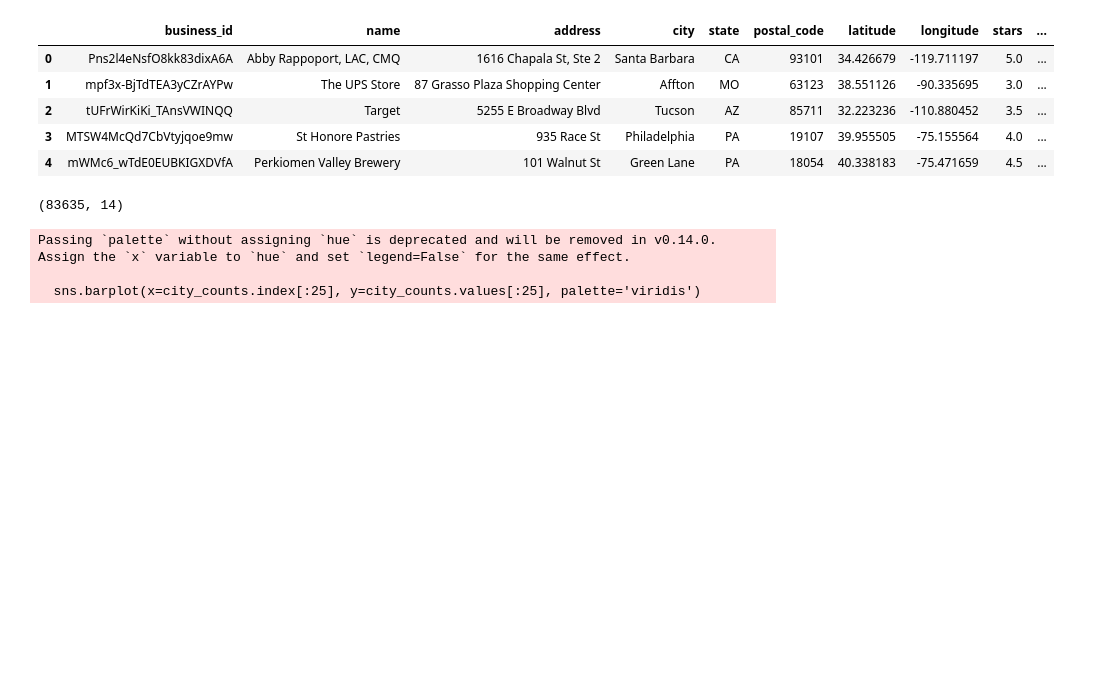
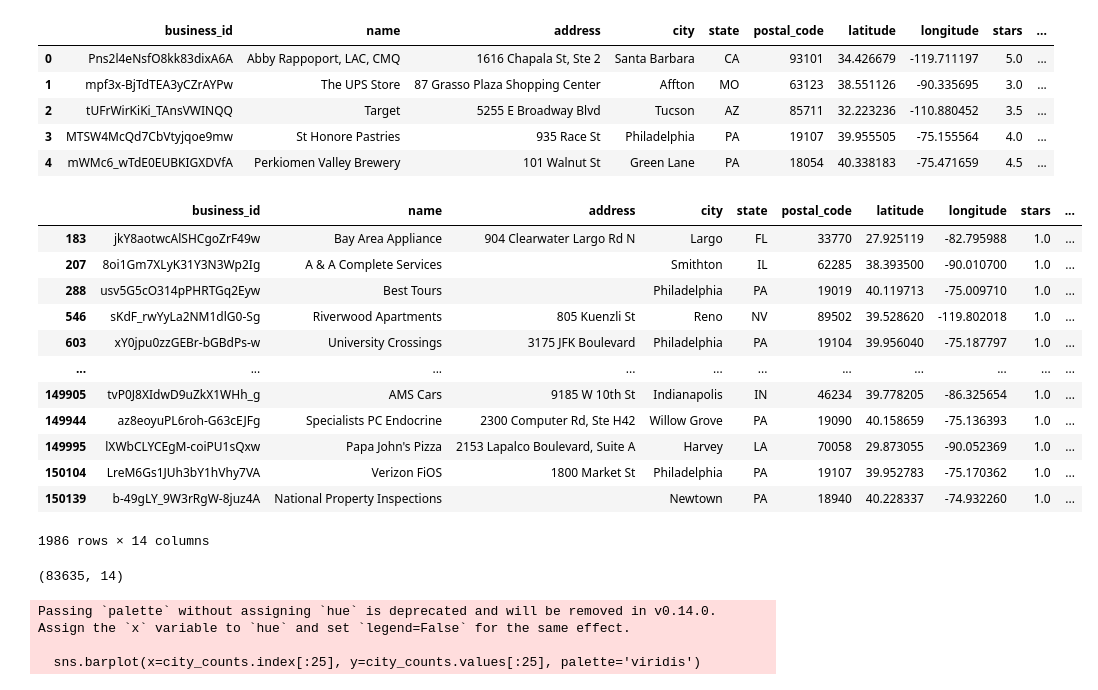
Before and after one commit to SrbskiDobrovilci/DSBIT, a Jupyter notebook: test.ipynb, the cells around one changed output. Saved outputs shown, nothing was run; the diff lists cells and outputs as text; code cells hidden in the pictures; blank space fills up the shorter version.

```diff
--- a/test.ipynb
+++ b/test.ipynb
@@ -128,6 +139,23 @@ business.head(5)
 | 2 | tUFrWirKiKi_TAnsVWINQQ | Target | 5255 E Broadway Blvd | Tucson | AZ | 85711 | 32.223236 | -110.880452 | 3.5 | ... |
 | 3 | MTSW4McQd7CbVtyjqoe9mw | St Honore Pastries | 935 Race St | Philadelphia | PA | 19107 | 39.955505 | -75.155564 | 4.0 | ... |
 | 4 | mWMc6_wTdE0EUBKIGXDVfA | Perkiomen Valley Brewery | 101 Walnut St | Green Lane | PA | 18054 | 40.338183 | -75.471659 | 4.5 | ... |
+# %%
+business_o = business[business['stars'] == 1.0]
+business_o
+# %% [output]
+|  | business_id | name | address | city | state | postal_code | latitude | longitude | stars | ... |
+| 183 | jkY8aotwcAlSHCgoZrF49w | Bay Area Appliance | 904 Clearwater Largo Rd N | Largo | FL | 33770 | 27.925119 | -82.795988 | 1.0 | ... |
+| 207 | 8oi1Gm7XLyK31Y3N3Wp2Ig | A & A Complete Services |  | Smithton | IL | 62285 | 38.393500 | -90.010700 | 1.0 | ... |
+| 288 | usv5G5cO314pPHRTGq2Eyw | Best Tours |  | Philadelphia | PA | 19019 | 40.119713 | -75.009710 | 1.0 | ... |
+| 546 | sKdF_rwYyLa2NM1dlG0-Sg | Riverwood Apartments | 805 Kuenzli St | Reno | NV | 89502 | 39.528620 | -119.802018 | 1.0 | ... |
+| 603 | xY0jpu0zzGEBr-bGBdPs-w | University Crossings | 3175 JFK Boulevard | Philadelphia | PA | 19104 | 39.956040 | -75.187797 | 1.0 | ... |
+| ... | ... | ... | ... | ... | ... | ... | ... | ... | ... | ... |
+| 149905 | tvP0J8XIdwD9uZkX1WHh_g | AMS Cars | 9185 W 10th St | Indianapolis | IN | 46234 | 39.778205 | -86.325654 | 1.0 | ... |
+| 149944 | az8eoyuPL6roh-G63cEJFg | Specialists PC Endocrine | 2300 Computer Rd, Ste H42 | Willow Grove | PA | 19090 | 40.158659 | -75.136393 | 1.0 | ... |
+| 149995 | lXWbCLYCEgM-coiPU1sQxw | Papa John's Pizza | 2153 Lapalco Boulevard, Suite A | Harvey | LA | 70058 | 29.873055 | -90.052369 | 1.0 | ... |
+| 150104 | LreM6Gs1JUh3bY1hVhy7VA | Verizon FiOS | 1800 Market St | Philadelphia | PA | 19107 | 39.952783 | -75.170362 | 1.0 | ... |
+| 150139 | b-49gLY_9W3rRgW-8juz4A | National Property Inspections |  | Newtown | PA | 18940 | 40.228337 | -74.932260 | 1.0 | ... |
+1986 rows × 14 columns
 # %%
 business_present = business[business['business_id'].isin(set_id)]
 business_present.shape
```
Also changed, not shown: parts of 12 cells of this notebook, 2 other files.
